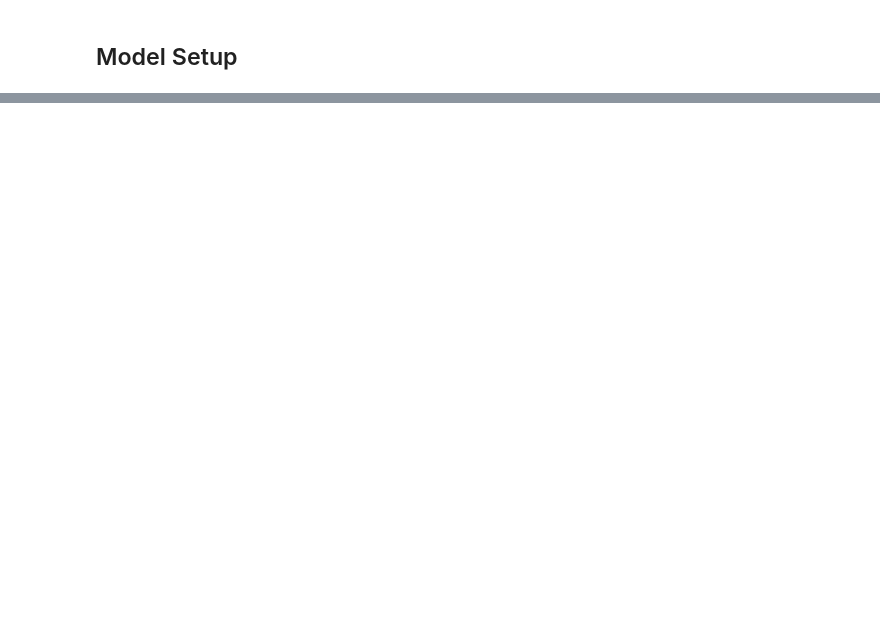
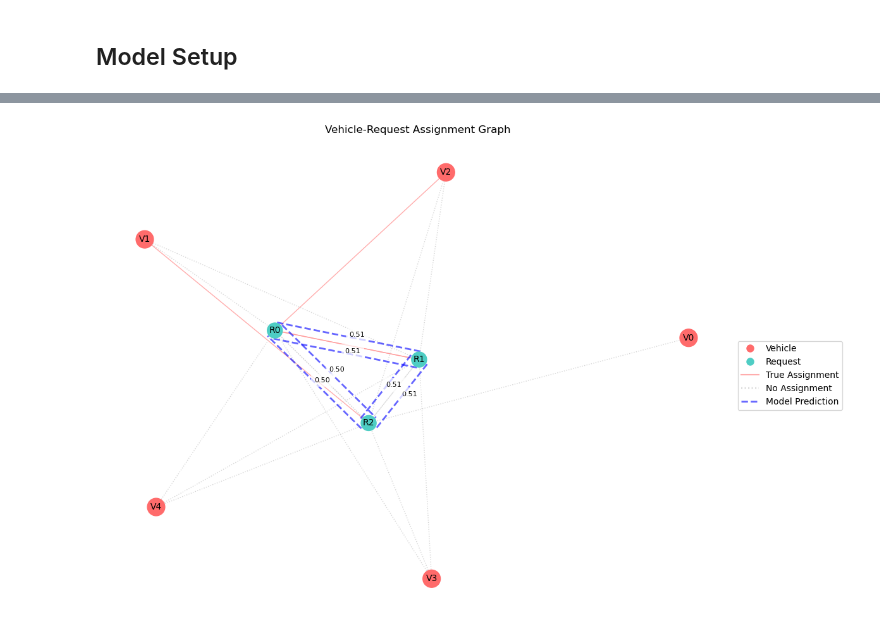
Before and after one commit to TUM-VT/FleetPy, a Jupyter notebook: notebooks/GNN_training.ipynb, the cells around one changed output, grey strips where cells are left out. Drawn from its saved outputs; the diff is of its cells as text; code cells hidden in the pictures; blank space fills up the shorter version.

Commit message:
Update training and add graph visualization

```diff
--- a/notebooks/GNN_training.ipynb
+++ b/notebooks/GNN_training.ipynb
@@ -34,7 +42,7 @@ def load_data_safely():
         torch.cuda.empty_cache()  # Clear GPU cache if available
 
         loader = DataLoader(scenarios, config, overwrite=overwrite)
-        data, masks = loader.load_data()
+        data, *masks = loader.load_data()
 
         # Validate loaded data
         if not data or len(data) == 0:
@@ -46,4 +54,5 @@ def load_data_safely():
         return None, None
 
 data, masks = load_data_safely()
+train_masks, val_masks, test_masks = masks if masks else (None, None, None)
 # %% [output]
@@ -101,0 +171,35 @@ else:
+# %%
+import networkx as nx
+import matplotlib.pyplot as plt
+import numpy as np
+
+def get_edge_predictions(data, graph_idx, model, device):
+    """Get model predictions for a single graph"""
+    model.eval()
+    with torch.no_grad():
+        # Prepare data dictionaries
+        graph = data[graph_idx].to(device)
+
+        # Prepare input dictionaries
+        x_dict = {}
+        edge_index_dict = {}
+        edge_attr_dict = {}
+
+        # Get node features
+        for node_type in graph.node_types:
+            x_dict[node_type] = graph[node_type].x
+
+        # Get edge features
+        for edge_type in graph.edge_types:
+            edge_index = graph[edge_type].edge_index
+            edge_attr = graph[edge_type].edge_attr
+
+            edge_index_dict[edge_type] = edge_index.long()  # Ensure int64
+            edge_attr_dict[edge_type] = edge_attr
+
+        try:
+            logits = model(x_dict, edge_index_dict, edge_attr_dict)
+            return torch.sigmoid(logits).cpu().numpy()
+        except Exception as e:
+            print(f"Error during prediction: {str(e)}")
+            return None
@@ -101,0 +344,4 @@ else:
+# %%
+visualize_graph(data, graph_idx=5, model=model, device=device)
+# %% [output]
+[figure, added]
```
Also changed, not shown: parts of 13 cells of this notebook, 5 other files.
